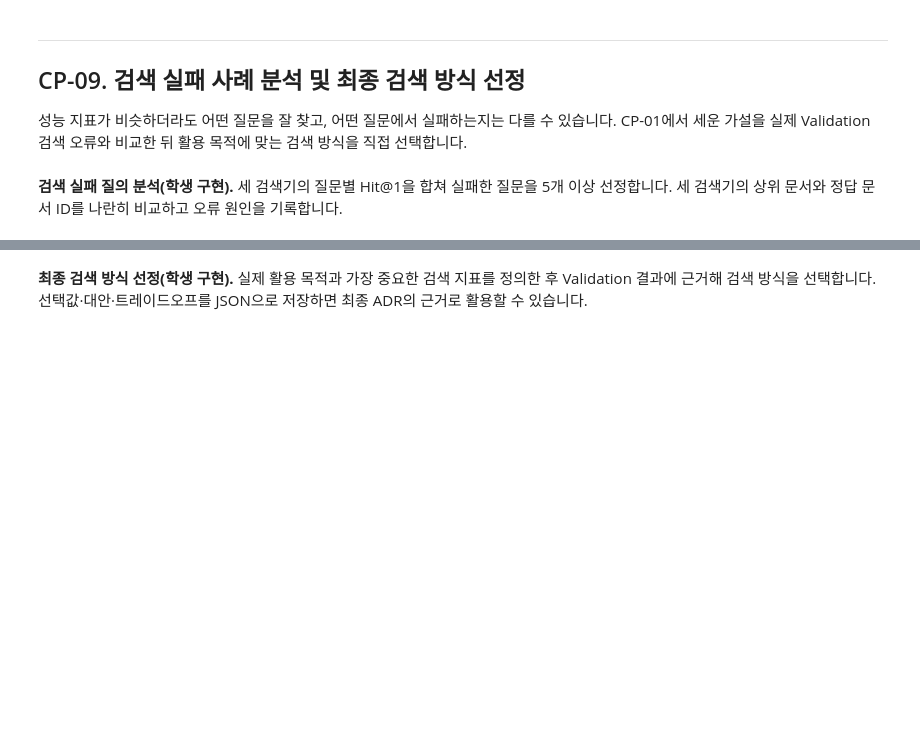
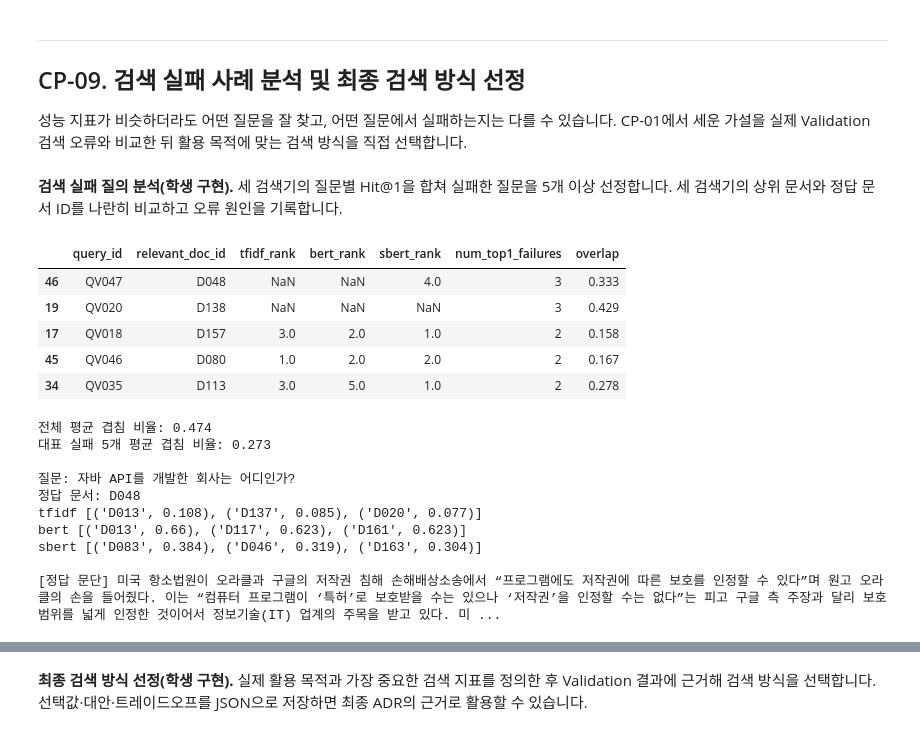
Before and after one commit to Gracecodeit/ai-mini-projects, a Jupyter notebook: mini-project-02/code/NLP_BERT_MiniProject_Student.ipynb, the cells around one changed output, grey strips where cells are left out. Drawn from its saved outputs; the diff is of its cells as text; code cells hidden in the pictures; blank space fills up the shorter version.

```diff
--- a/mini-project-02/code/NLP_BERT_MiniProject_Student.ipynb
+++ b/mini-project-02/code/NLP_BERT_MiniProject_Student.ipynb
@@ -619,12 +827,56 @@ print('CP-08 통과: 세 검색 방식의 Validation 평가 완료')
 # %%
 # [학생 구현] CP-09 — 질문별 성공/실패 비교 및 대표 오류 선택
 error_df = valid_df[['query_id', 'question', 'relevant_doc_id']].copy()
-# TODO 9-1. tfidf_detail, bert_detail, sbert_detail을 query_id로 병합하세요.
-#             각 모델의 hit1/recall3/rank에는 모델 이름 접두사를 붙이세요.
-# TODO 9-2. num_top1_failures = 3 - 세 모델의 hit1 합계를 계산하세요.
-# TODO 9-3. 실패가 많은 질문 상위 5개를 error_cases로 추출해 표로 출력하세요.
-# TODO 9-4. 질문 하나에 대한 세 검색기의 Top-3 doc_id·유사도를 출력하세요.
-# TODO 9-5. error_cases를 TABLES/'cp09_error_cases.csv'에 저장하세요.
-# [힌트] CP-01의 valid_overlap[['query_id', 'overlap']]을 query_id로 병합해 두면
-#        실패한 질문의 겹침 비율을 함께 볼 수 있습니다.
-raise NotImplementedError('CP-09 검색 실패 사례를 비교하세요.')
+
+# 9-1. 세 검색기 결과를 query_id로 합치기 (열 이름 앞에 모델 이름 붙임)
+for name, detail in [('tfidf', tfidf_detail), ('bert', bert_detail), ('sbert', sbert_detail)]:
+    part = detail[['query_id', 'hit1', 'recall3', 'rank']].rename(
+        columns={'hit1': f'{name}_hit1', 'recall3': f'{name}_recall3', 'rank': f'{name}_rank'})
+    error_df = error_df.merge(part, on='query_id')
+
+# CP-01의 겹침 비율도 합치기
+error_df = error_df.merge(valid_overlap[['query_id', 'overlap']], on='query_id')
+
+# 9-2. 1위를 못 맞힌 검색기 수 (0~3)
+error_df['num_top1_failures'] = 3 - error_df[['tfidf_hit1', 'bert_hit1', 'sbert_hit1']].sum(axis=1)
+
+# 9-3. 실패가 많은 질문 상위 5개 (동점이면 겹침 비율이 낮은 질문 먼저)
+error_cases = error_df.sort_values(['num_top1_failures', 'overlap'],
+                                   ascending=[False, True]).head(5)
+show_cols = ['query_id', 'relevant_doc_id', 'tfidf_rank', 'bert_rank', 'sbert_rank',
+             'num_top1_failures', 'overlap']
+display(error_cases[show_cols].round(3))
+
+# 9-5. 저장
+error_cases.to_csv(TABLES / 'cp09_error_cases.csv', index=False, encoding='utf-8-sig')
+
+# 참고: 실패한 질문의 겹침 비율 vs 전체 평균
+print('전체 평균 겹침 비율:', round(error_df['overlap'].mean(), 3))
+print('대표 실패 5개 평균 겹침 비율:', round(error_cases['overlap'].mean(), 3))
+
+# 9-4. 대표 질문 하나(가장 실패가 많은 질문)에 대한 세 검색기의 Top-3
+case = error_cases.iloc[0]
+print('\n질문:', case['question'])
+print('정답 문서:', case['relevant_doc_id'])
+for name, fn in [('tfidf', search_tfidf), ('bert', search_bert), ('sbert', search_sbert)]:
+    print(name, [(h['doc_id'], round(h['score'], 3)) for h in fn(case['question'], 3)])
+
+# 정답 문단 본문 (원인을 눈으로 확인할 때 사용)
+print('\n[정답 문단]', corpus_df.set_index('doc_id').loc[case['relevant_doc_id'], 'text'][:300])
+# %% [output]
+|  | query_id | relevant_doc_id | tfidf_rank | bert_rank | sbert_rank | num_top1_failures | overlap |
+| 46 | QV047 | D048 | NaN | NaN | 4.0 | 3 | 0.333 |
+| 19 | QV020 | D138 | NaN | NaN | NaN | 3 | 0.429 |
+| 17 | QV018 | D157 | 3.0 | 2.0 | 1.0 | 2 | 0.158 |
+| 45 | QV046 | D080 | 1.0 | 2.0 | 2.0 | 2 | 0.167 |
+| 34 | QV035 | D113 | 3.0 | 5.0 | 1.0 | 2 | 0.278 |
+전체 평균 겹침 비율: 0.474
+대표 실패 5개 평균 겹침 비율: 0.273
+
+질문: 자바 API를 개발한 회사는 어디인가?
+정답 문서: D048
+tfidf [('D013', 0.108), ('D137', 0.085), ('D020', 0.077)]
+bert [('D013', 0.66), ('D117', 0.623), ('D161', 0.623)]
+sbert [('D083', 0.384), ('D046', 0.319), ('D163', 0.304)]
+
+[정답 문단] 미국 항소법원이 오라클과 구글의 저작권 침해 손해배상소송에서 “프로그램에도 저작권에 따른 보호를 인정할 수 있다”며 원고 오라클의 손을 들어줬다. 이는 “컴퓨터 프로그램이 ‘특허’로 보호받을 수는 있으나 ‘저작권’을 인정할 수는 없다”는 피고 구글 측 주장과 달리 보호 범위를 넓게 인정한 것이어서 정보기술(IT) 업계의 주목을 받고 있다. 미 ...
```
Also changed, not shown: parts of 30 cells of this notebook.
